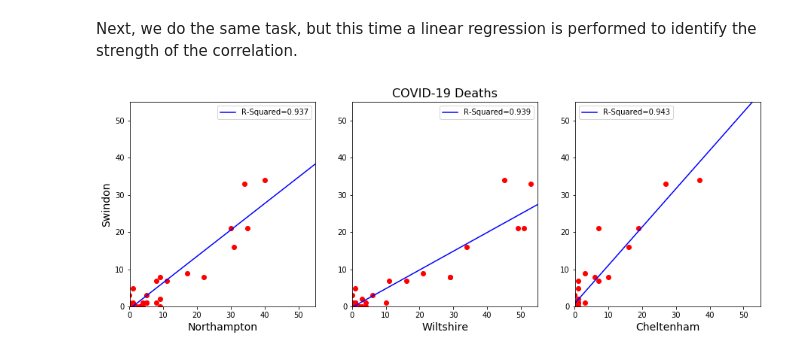
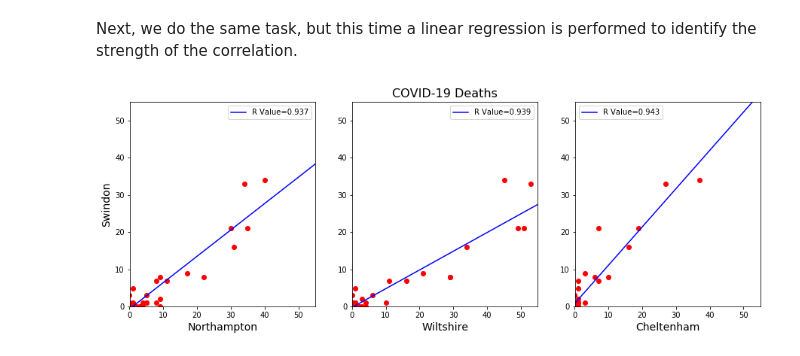
Before and after one commit to Sciprios/SwindonCovid, a Jupyter notebook: Deaths Comparison.ipynb, the cells around one changed output. Drawn from its saved outputs; the diff is of its cells as text; code cells hidden in the pictures.

Commit message:
r-value is not r-squared

```diff
--- a/Deaths Comparison.ipynb
+++ b/Deaths Comparison.ipynb
@@ -179,21 +179,21 @@ def get_estimations(m, c, xs=np.arange(0, 51)):
 # %%
 def plot_area_scatters(area_data):
     """ Plots a scatter graph of Area-0 deaths against all other areas. """
     area_keys = list(area_data.keys())
     # Extract area 0 deaths (for y-axis.)
     area_0 = area_data[area_keys[0]][1, :]
     # Create the plot
     fig, axs = plt.subplots(nrows=1, ncols=len(area_keys)-1, figsize=(15, 5))
     for idx, area in enumerate(area_keys[1:]):
         axs[idx].scatter(area_data[area][1, :], area_0, c='r')
         slope, intercept, r_value, p_value, std_err = linregress(area_data[area][1, :], area_0)
-        axs[idx].plot(np.arange(0, 56), get_estimations(slope, intercept, np.arange(0, 56)), c='b', label="R-Squared={:.3f}".format(r_value))
+        axs[idx].plot(np.arange(0, 56), get_estimations(slope, intercept, np.arange(0, 56)), c='b', label="R Value={:.3f}".format(r_value))
         axs[idx].set_xlim([0.1, 55])
         axs[idx].set_ylim([0.1, 55])
         axs[idx].set_xlabel(area, fontsize=14)
         axs[idx].legend()
     axs[1].set_title("COVID-19 Deaths", fontsize=16)
     axs[0].set_ylabel(area_keys[0], fontsize=14)
 plot_area_scatters(weekly_data)
 # %% [output]
-[figure, old version]
+[figure, new version]
```
